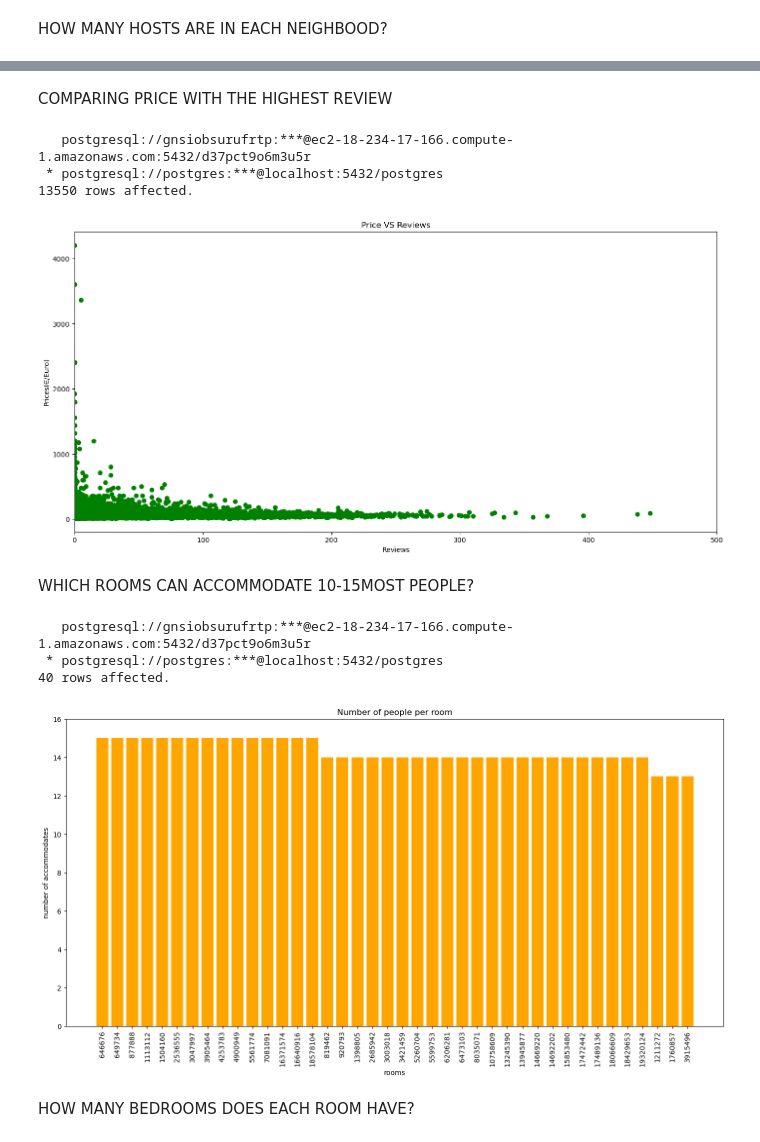
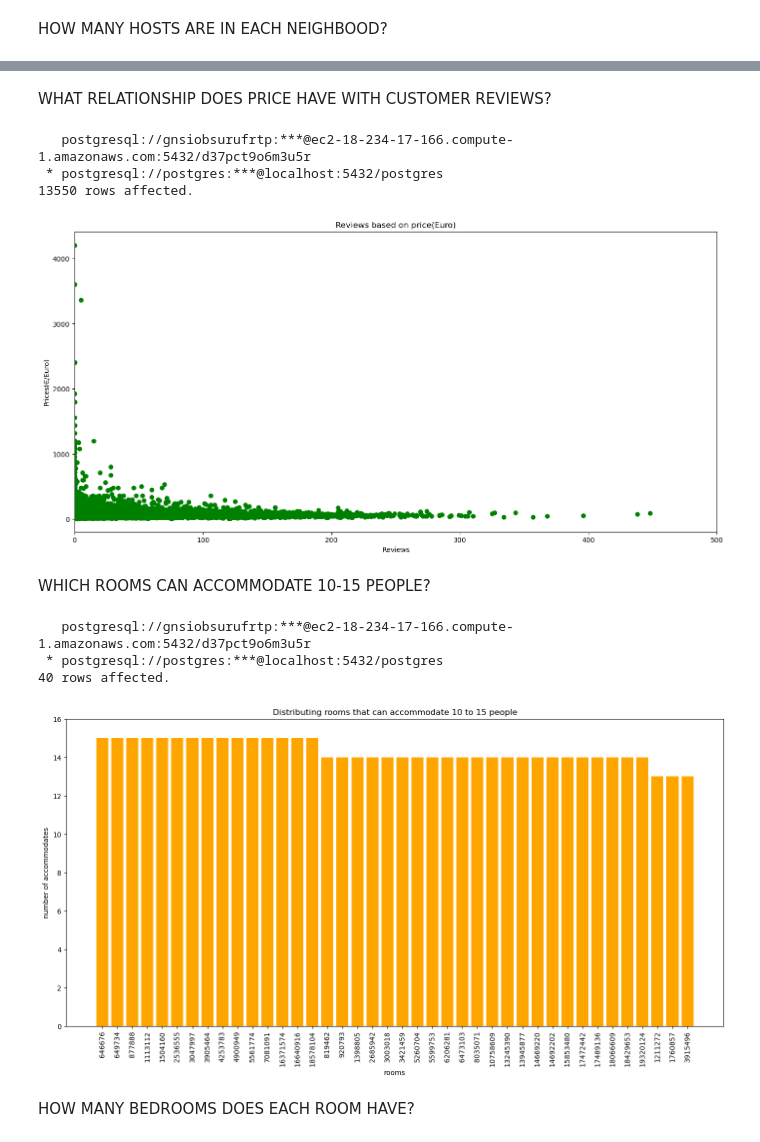
Before and after one commit to The-DigitalAcademy/No_Name-Data-Visualization-and-Analysis---Airbnb_lisbon-, a Jupyter notebook: dataset_airBnB.ipynb, the cells around one changed output, grey strips where cells are left out. Saved outputs shown, nothing was run; the diff lists cells and outputs as text; code cells hidden in the pictures.

```diff
--- a/dataset_airBnB.ipynb
+++ b/dataset_airBnB.ipynb
@@ -393,5 +385,5 @@ plt.show()
-# %% [markdown]
-COMPARING PRICE WITH THE HIGHEST REVIEW
+# %% [markdown]
+WHAT RELATIONSHIP DOES PRICE HAVE WITH CUSTOMER REVIEWS?
 # %%
 price_rev=%sql select reviews, price from airbnb_lisbon
 
@@ -408,40 +400,40 @@ plt.ylabel("Prices(Є/Euro)")
 plt.xlabel("Reviews")
 plt.xticks(rotation=0)
 plt.xlim(0,500)
-plt.title('Price VS Reviews')
+plt.title('Reviews based on price(Euro)')
 plt.show()
 # %% [output]
    postgresql://gnsiobsurufrtp:***@ec2-18-234-17-166.compute-1.amazonaws.com:5432/d37pct9o6m3u5r
  * postgresql://postgres:***@localhost:5432/postgres
 13550 rows affected.
-[figure, old version]
+[figure, new version]
 # %% [markdown]
-WHICH ROOMS CAN ACCOMMODATE 10-15MOST PEOPLE?
+WHICH ROOMS CAN ACCOMMODATE 10-15 PEOPLE?
 # %%
 accomodation=%sql select DISTINCT(room_id), accommodates from airbnb_lisbon WHERE accommodates BETWEEN 10 AND 15 GROUP BY DISTINCT(room_id) ORDER BY accommodates desc limit 40
 accomodation
 
 rooms = []
 acco = []
 
 for i in accomodation:
     rooms.append(str(i[0]))
     acco.append(i[1])
 
 plt.figure(figsize=(17,8))
 plt.bar(rooms, acco, color = 'orange')
 plt.ylabel("number of accommodates")
 plt.xlabel("rooms")
 plt.xticks(rotation=90)
-plt.title("Number of people per room")
+plt.title("Distributing rooms that can accommodate 10 to 15 people")
 plt.ylim(0,16)
 
 plt.show()
 # %% [output]
    postgresql://gnsiobsurufrtp:***@ec2-18-234-17-166.compute-1.amazonaws.com:5432/d37pct9o6m3u5r
  * postgresql://postgres:***@localhost:5432/postgres
 40 rows affected.
-[figure, old version]
+[figure, new version]
 # %% [markdown]
 HOW MANY BEDROOMS DOES EACH ROOM HAVE?
 # %%
```
Also changed, not shown: parts of 13 cells of this notebook.
